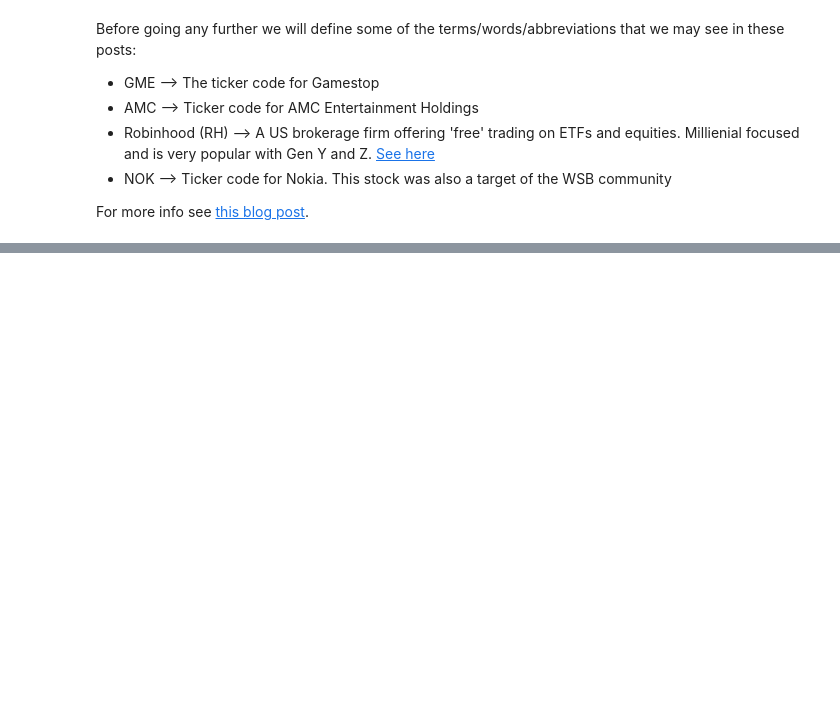
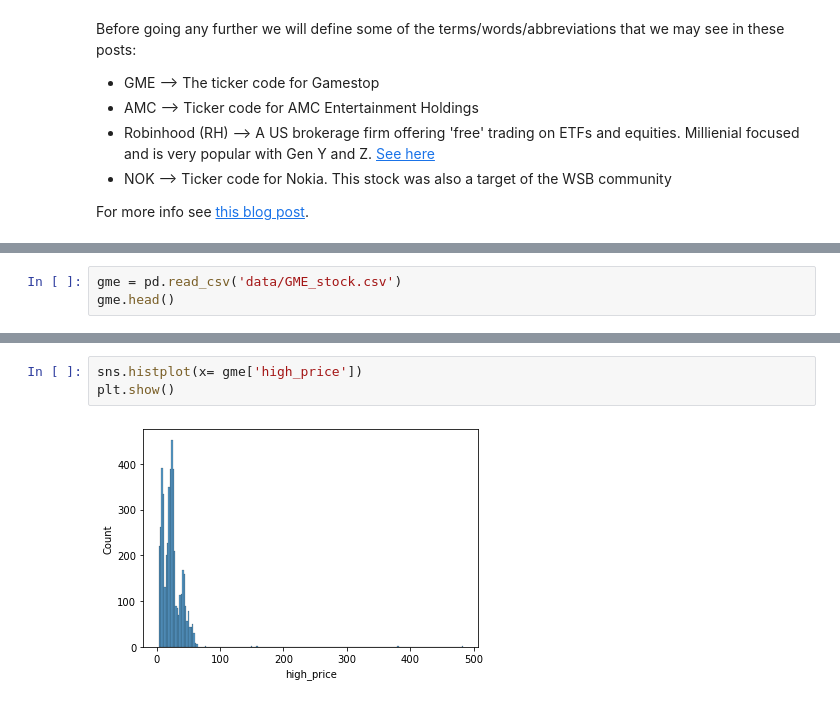
Before and after one commit to JoshyB14/Wall-Street-Bets-Reddit, a Jupyter notebook: WSB_post_analysis.ipynb, the cells around one changed output, grey strips where cells are left out. Saved outputs shown, nothing was run; the diff lists cells and outputs as text; blank space fills up the shorter version.

```diff
--- a/WSB_post_analysis.ipynb
+++ b/WSB_post_analysis.ipynb
@@ -114,0 +189,3 @@ ConversionError: Failed to convert value(s) to axis units: ['Mon', 'Tues', 'Wed'
+# %%
+gme = pd.read_csv('data/GME_stock.csv')
+gme.head()
@@ -114,0 +199,5 @@ ConversionError: Failed to convert value(s) to axis units: ['Mon', 'Tues', 'Wed'
+# %%
+sns.histplot(x= gme['high_price'])
+plt.show()
+# %% [output]
+[figure, added]
```
Also changed, not shown: parts of 12 cells of this notebook, 1 other file.
